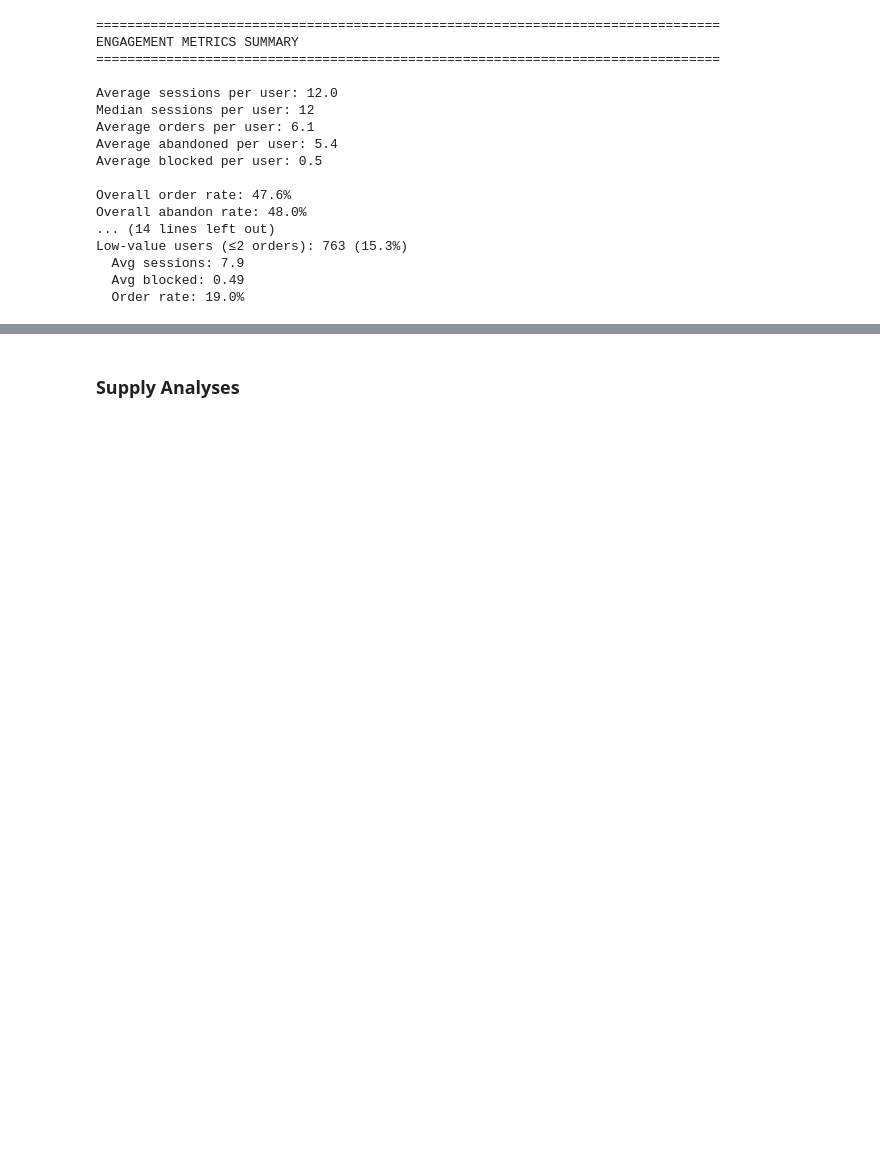
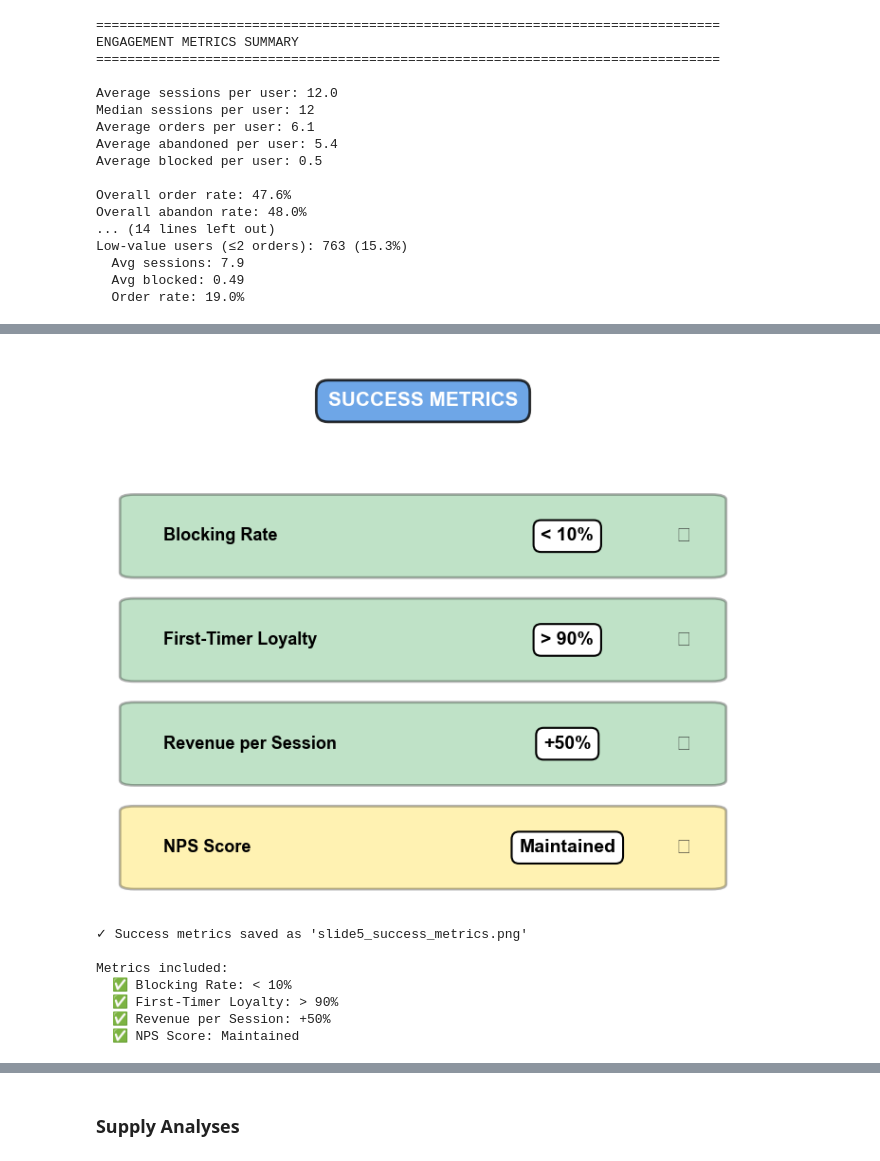
Before and after one commit to brianrichmond/deliveries-dynamic-pricing-model, a Jupyter notebook: notebooks/analysis_2.ipynb, the cells around one changed output, grey strips where cells are left out. Saved outputs shown, nothing was run; the diff lists cells and outputs as text; code cells hidden in the pictures; blank space fills up the shorter version.

```diff
--- a/notebooks/analysis_2.ipynb
+++ b/notebooks/analysis_2.ipynb
@@ -970,0 +1896,80 @@ Low-value users (≤2 orders): 763 (15.3%)
+# %%
+import matplotlib.pyplot as plt
+from matplotlib.patches import FancyBboxPatch
+import numpy as np
+
+# ============================================================================
+# Success Metrics Box
+# ============================================================================
+fig, ax = plt.subplots(1, 1, figsize=(7, 6))
+
+# Data
+metrics = [
+    'Blocking Rate',
+    'First-Timer Loyalty',
+    'Revenue per Session',
+    'NPS Score'
+]
+targets = [
+    '< 10%',
+    '> 90%',
+    '+50%',
+    'Maintained'
+]
+icons = ['✅', '✅', '✅', '✅']
+colors = ['#2D9F47', '#2D9F47', '#2D9F47', '#FFD700']
+
+y_positions = np.arange(len(metrics))
+
+# Create horizontal layout
+for i, (metric, target, icon, color) in enumerate(zip(metrics, targets, icons, colors)):
+    y = len(metrics) - i - 1  # Reverse order (top to bottom)
+
+    # Background box
+    box = FancyBboxPatch((0, y - 0.35), 2.0, 0.7,
+                         boxstyle="round,pad=0.05",
+                         edgecolor='black', facecolor=color,
+                         linewidth=2, alpha=0.3)
+    ax.add_patch(box)
+
+    # Metric name
+    ax.text(0.1, y, metric, ha='left', va='center',
+            fontweight='bold', fontsize=13, color='black')
+
+    # Target value with white background box
+    ax.text(1.5, y, target, ha='center', va='center',
+            fontweight='bold', fontsize=14, color='black',
+            bbox=dict(boxstyle='round,pad=0.4', facecolor='white',
+                     edgecolor='black', linewidth=1.5))
+
+    # Icon (no box around it)
+    ax.text(1.9, y, icon, ha='center', va='center', fontsize=16)
+
+# Title
+ax.text(1.0, len(metrics) + 0.3, 'SUCCESS METRICS',
+        ha='center', va='center', fontweight='bold', fontsize=15,
+        bbox=dict(boxstyle='round,pad=0.6', facecolor='#4A90E2',
+                 edgecolor='black', linewidth=2, alpha=0.8),
+        color='white')
+
+ax.set_xlim(-0.1, 2.1)
+ax.set_ylim(-0.5, len(metrics) + 0.7)
+ax.axis('off')
+
+plt.tight_layout()
+plt.savefig('slide5_success_metrics.png', dpi=150, bbox_inches='tight', facecolor='white')
+plt.show()
+
+print("✓ Success metrics saved as 'slide5_success_metrics.png'")
+print("\nMetrics included:")
+for metric, target, icon in zip(metrics, targets, icons):
+    print(f"  {icon} {metric}: {target}")
+# %% [output]
+[figure, added]
+✓ Success metrics saved as 'slide5_success_metrics.png'
+
+Metrics included:
+  ✅ Blocking Rate: < 10%
+  ✅ First-Timer Loyalty: > 90%
+  ✅ Revenue per Session: +50%
+  ✅ NPS Score: Maintained
```
Also changed, not shown: parts of 32 cells of this notebook, 25 other files.
